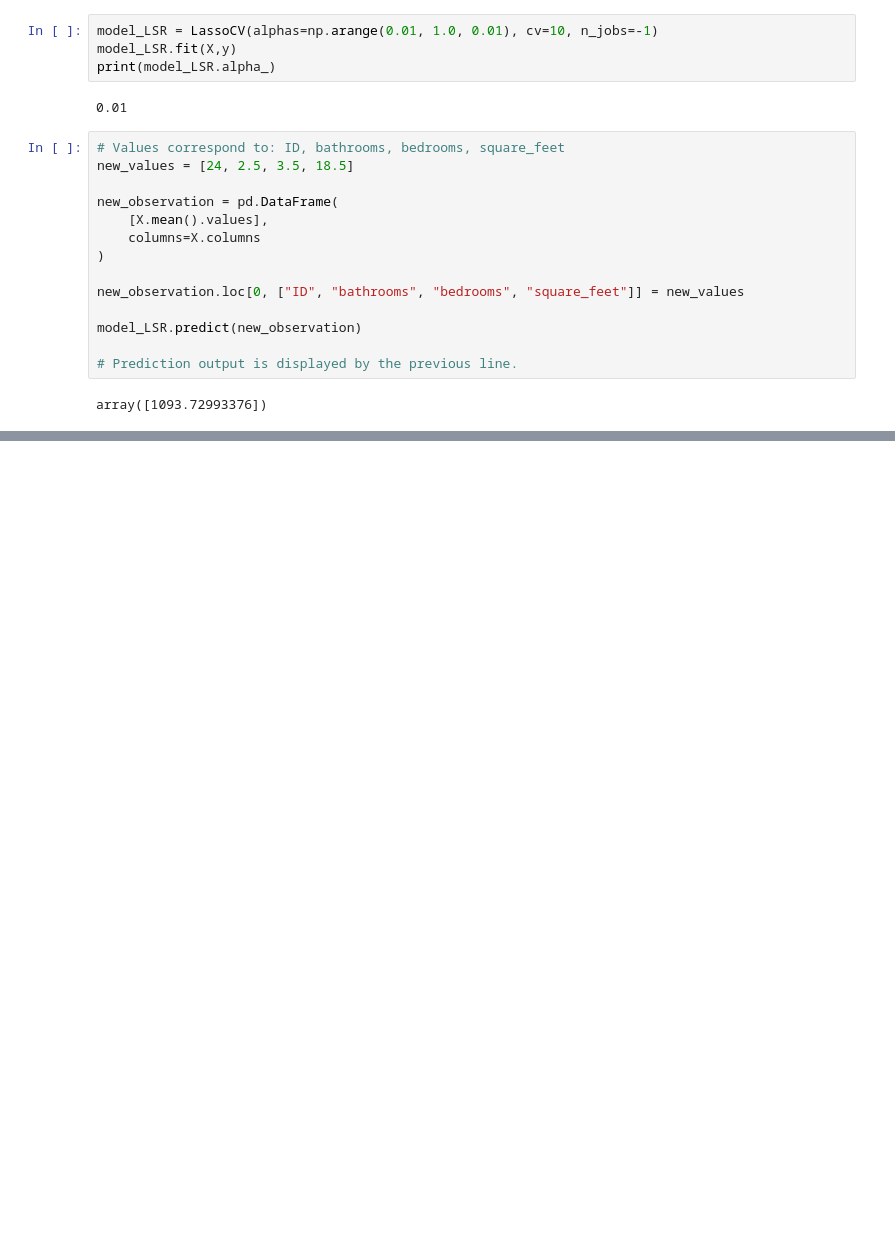
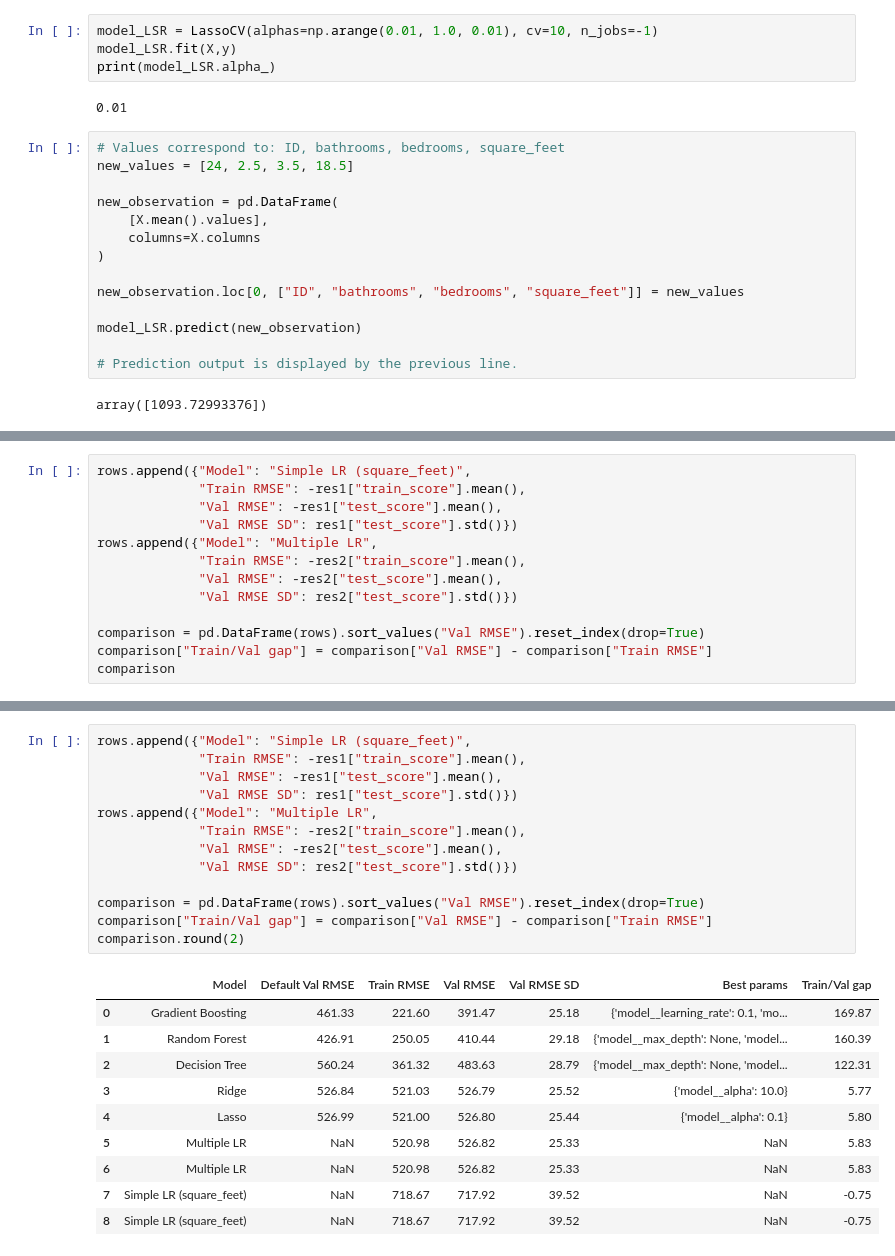
Before and after one commit to bpoggialways/INTRO_ML, a Jupyter notebook: challenge1.ipynb, the cells around one changed output, grey strips where cells are left out. Cells and saved outputs as stored; diff of their text form; blank space fills up the shorter version.

```diff
--- a/challenge1.ipynb
+++ b/challenge1.ipynb
@@ -637,0 +724,13 @@ NameError: name 'res1' is not defined
+# %%
+rows.append({"Model": "Simple LR (square_feet)",
+             "Train RMSE": -res1["train_score"].mean(),
+             "Val RMSE": -res1["test_score"].mean(),
+             "Val RMSE SD": res1["test_score"].std()})
+rows.append({"Model": "Multiple LR",
+             "Train RMSE": -res2["train_score"].mean(),
+             "Val RMSE": -res2["test_score"].mean(),
+             "Val RMSE SD": res2["test_score"].std()})
+
+comparison = pd.DataFrame(rows).sort_values("Val RMSE").reset_index(drop=True)
+comparison["Train/Val gap"] = comparison["Val RMSE"] - comparison["Train RMSE"]
+comparison
@@ -637,0 +768,24 @@ NameError: name 'res1' is not defined
+# %%
+rows.append({"Model": "Simple LR (square_feet)",
+             "Train RMSE": -res1["train_score"].mean(),
+             "Val RMSE": -res1["test_score"].mean(),
+             "Val RMSE SD": res1["test_score"].std()})
+rows.append({"Model": "Multiple LR",
+             "Train RMSE": -res2["train_score"].mean(),
+             "Val RMSE": -res2["test_score"].mean(),
+             "Val RMSE SD": res2["test_score"].std()})
+
+comparison = pd.DataFrame(rows).sort_values("Val RMSE").reset_index(drop=True)
+comparison["Train/Val gap"] = comparison["Val RMSE"] - comparison["Train RMSE"]
+comparison.round(2)
+# %% [output]
+|  | Model | Default Val RMSE | Train RMSE | Val RMSE | Val RMSE SD | Best params | Train/Val gap |
+| 0 | Gradient Boosting | 461.33 | 221.60 | 391.47 | 25.18 | {'model__learning_rate': 0.1, 'mo... | 169.87 |
+| 1 | Random Forest | 426.91 | 250.05 | 410.44 | 29.18 | {'model__max_depth': None, 'model... | 160.39 |
+| 2 | Decision Tree | 560.24 | 361.32 | 483.63 | 28.79 | {'model__max_depth': None, 'model... | 122.31 |
+| 3 | Ridge | 526.84 | 521.03 | 526.79 | 25.52 | {'model__alpha': 10.0} | 5.77 |
+| 4 | Lasso | 526.99 | 521.00 | 526.80 | 25.44 | {'model__alpha': 0.1} | 5.80 |
+| 5 | Multiple LR | NaN | 520.98 | 526.82 | 25.33 | NaN | 5.83 |
+| 6 | Multiple LR | NaN | 520.98 | 526.82 | 25.33 | NaN | 5.83 |
+| 7 | Simple LR (square_feet) | NaN | 718.67 | 717.92 | 39.52 | NaN | -0.75 |
+| 8 | Simple LR (square_feet) | NaN | 718.67 | 717.92 | 39.52 | NaN | -0.75 |
```
Also changed, not shown: parts of 15 cells of this notebook, 7 other files.
